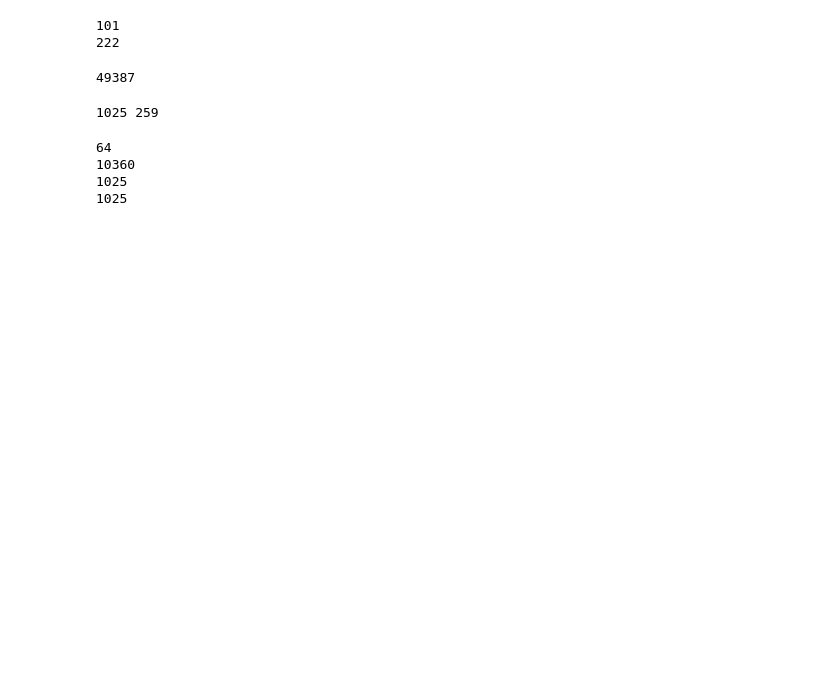
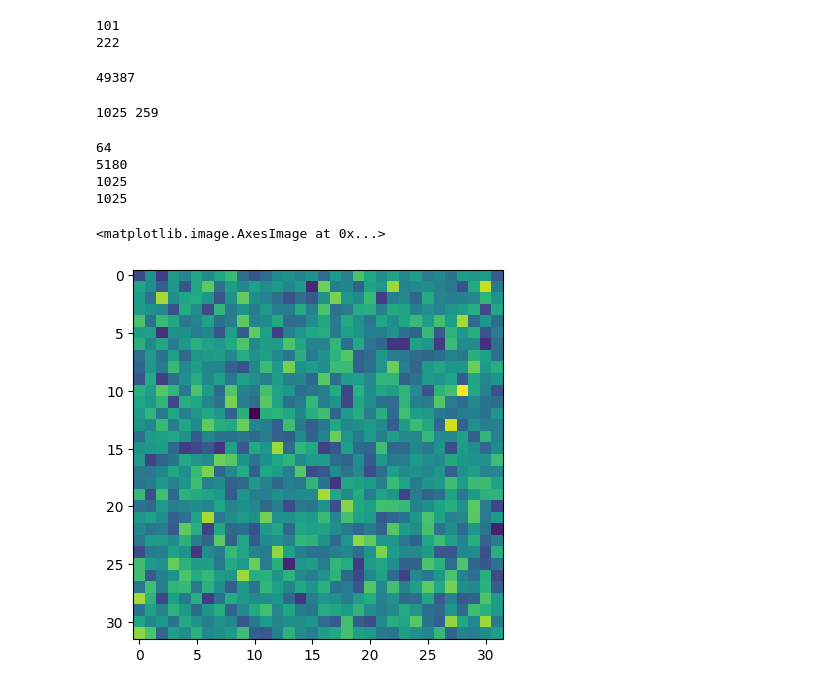
Before and after one commit to albertguo2006/2023-science-fair, a Jupyter notebook: adni_processer.ipynb, the cells around one changed output. Cells and saved outputs as stored; diff of their text form; code cells hidden in the pictures; blank space fills up the shorter version.

```diff
--- a/adni_processer.ipynb
+++ b/adni_processer.ipynb
@@ -76,10 +83,7 @@ for row in sortedData:
 # %%
 data = toFloat(data)
 # %%
-data = normalize(data)
 data = normalizeRow(data)
 data = normalize(data)
 
-random.shuffle(data)
-
 nnTrain = len(data) - int(len(data) * 0.2)
@@ -136,6 +144,18 @@ repeats = math.ceil(FINAL_LEN / (DATA_LEN / BLOCK_SIZE))
 del rValues[DATA_LEN:]
 # %%
 processAll(repeats, rValues, DATA_LEN, BLOCK_SIZE, NOISE, train, test)
+# %%
+fullTrain = []
+
+for i in range(len(train)):
+    rowData = []
+
+    for j in range(1, len(train[0])):
+        a = np.random.normal(loc=0, scale=0.01)
+        rowData.append(train[i][j] + a)
+
+    rowData.insert(0, float(train[i][0]))
+    fullTrain.append(rowData)
 # %%
 if BLOCK_SIZE == 1:
     fullTrain = []
@@ -327,9 +347,14 @@ print(len(sortedTrain[0]))
 print(len(sortedTest[0]))
 # %% [output]
 64
-10360
+5180
 1025
 1025
+# %%
+plt.imshow(torch.Tensor(sortedTrain[1][1:10001]).view(32, 32))
+# %% [output]
+<matplotlib.image.AxesImage at 0x...>
+[figure, added]
 # %%
 with open('datasets/train_adni.csv', 'w') as f:
     writer = csv.writer(f, quotechar='"', quoting=csv.QUOTE_MINIMAL)
```
Also changed, not shown: parts of 5 cells of this notebook, 4 other files.
